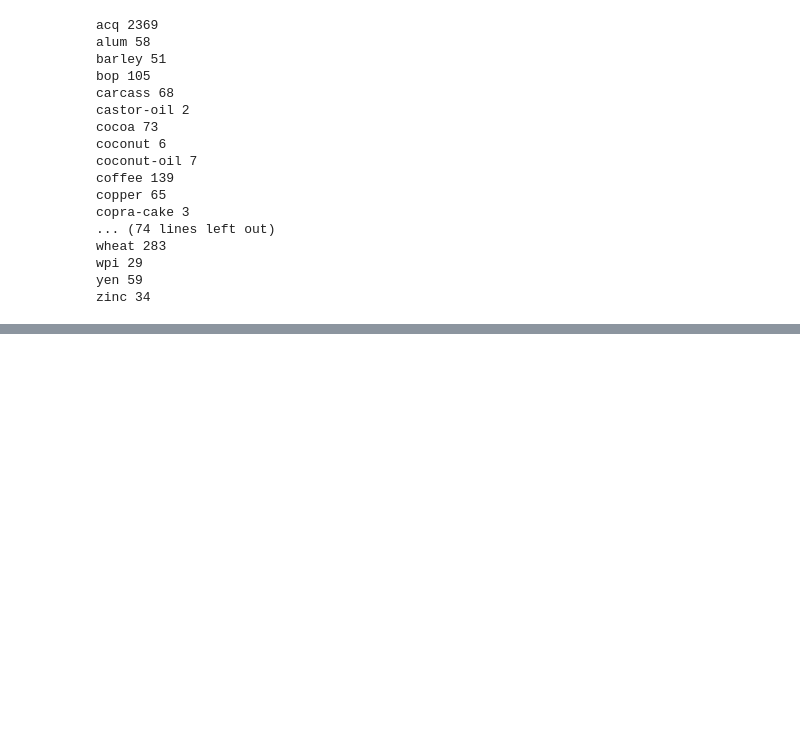
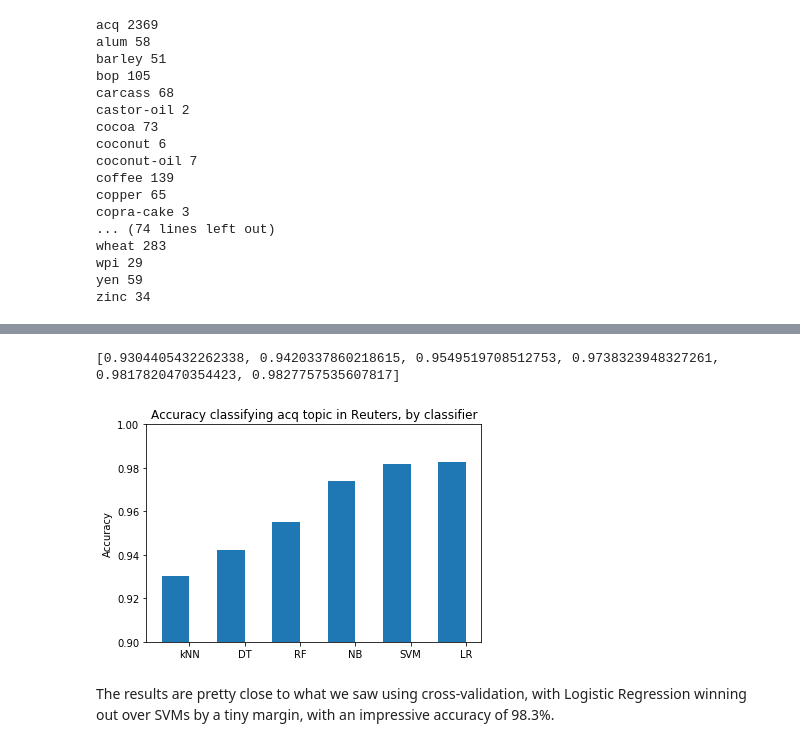
Before and after one commit to trevorcohn/comp90042, a Jupyter notebook: notebooks/WSTA_N7_text_classification.ipynb, the cells around one changed output, grey strips where cells are left out. Drawn from its saved outputs; the diff is of its cells as text; code cells hidden in the pictures; blank space fills up the shorter version.

```diff
--- a/notebooks/WSTA_N7_text_classification.ipynb
+++ b/notebooks/WSTA_N7_text_classification.ipynb
@@ -71,4 +73,0 @@ There are 10788 texts with 41600 features, which is a fairly large feature set.
-# %%
-from sklearn.ensemble import RandomForestClassifier
-
-clf = RandomForestClassifier()
@@ -77,4 +85,0 @@ To start, we are using default settings for this classifier. Let's do 10-fold cr
-# %%
-from sklearn import model_selection
-
-predictions = model_selection.cross_val_predict(clf, dataset,classifications, cv=10)
@@ -103,9 +165,7 @@ avg / total       0.95      0.95      0.95     10788
 # %%
-nltk.download('stopwords')
 from nltk.corpus import stopwords
 
-
-stopwords = set(stopwords.words('english'))
+stopwords = stopwords.words('english')
 
 def get_BOW_lowered_no_stopwords(text):
     BOW = {}
@@ -115,7 +175,7 @@ def get_BOW_lowered_no_stopwords(text):
             BOW[word] = BOW.get(word,0) + 1
     return BOW
 
-dataset, classification = prepare_reuters_data("acq",get_BOW_lowered_no_stopwords)
-predictions = model_selection.cross_val_predict(clf, dataset,classifications, cv=10)
-check_results(predictions, classifications)
+trn_data,trn_classes,test_data,test_classes = prepare_reuters_data("acq",get_BOW_lowered_no_stopwords)
+
+do_multiple_10foldcrossvalidation(clfs,trn_data,trn_classes)
 # %% [output]
@@ -137,7 +248,5 @@ The default number of decision trees (n_estimators) used in the model is only 10
 # %%
-n_to_test = [5,50,100,150]
-clfs = [RandomForestClassifier(n_estimators=n) for n in n_to_test]
-for clf in clfs:
-    predictions = model_selection.cross_val_predict(clf, dataset,classifications, cv=10)
-    check_results(predictions, classifications)
+n_to_test = [10,50,100,150]
+rfs = [RandomForestClassifier(n_estimators=n) for n in n_to_test]
+do_multiple_10foldcrossvalidation(rfs,trn_data,trn_classes)
 # %% [output]
@@ -162,0 +381,24 @@ Yup, more subclassifiers improved things, though at the cost of speed. Feel free
+# %%
+%matplotlib inline
+import matplotlib.pyplot as plt
+
+def test_and_graph(clfs,training_data,training_classifications,test_data,test_classifications):
+    accuracies = []
+    for clf in clfs:
+        clf.fit(training_data,training_classifications)
+        predictions = clf.predict(test_data)
+        accuracies.append(accuracy_score(test_classifications,predictions))
+    print (accuracies)
+    p = plt.bar([num + 0.25 for num in range(len(clfs))], accuracies,0.5)
+    plt.ylabel('Accuracy')
+    plt.title('Accuracy classifying acq topic in Reuters, by classifier')
+    plt.ylim([0.9,1])
+    plt.xticks([num + 0.5 for num in range(len(clfs))], ('kNN', 'DT', 'RF', 'NB', 'SVM', 'LR'))
+    plt.show()
+
+test_and_graph(clfs,trn_data,trn_classes,test_data,test_classes)
+# %% [output]
+[0.9304405432262338, 0.9420337860218615, 0.9549519708512753, 0.9738323948327261, 0.9817820470354423, 0.9827757535607817]
+[figure, added]
+# %% [markdown]
+The results are pretty close to what we saw using cross-validation, with Logistic Regression winning out over SVMs by a tiny margin, with an impressive accuracy of 98.3%.
```
Also changed, not shown: parts of 20 cells of this notebook.
